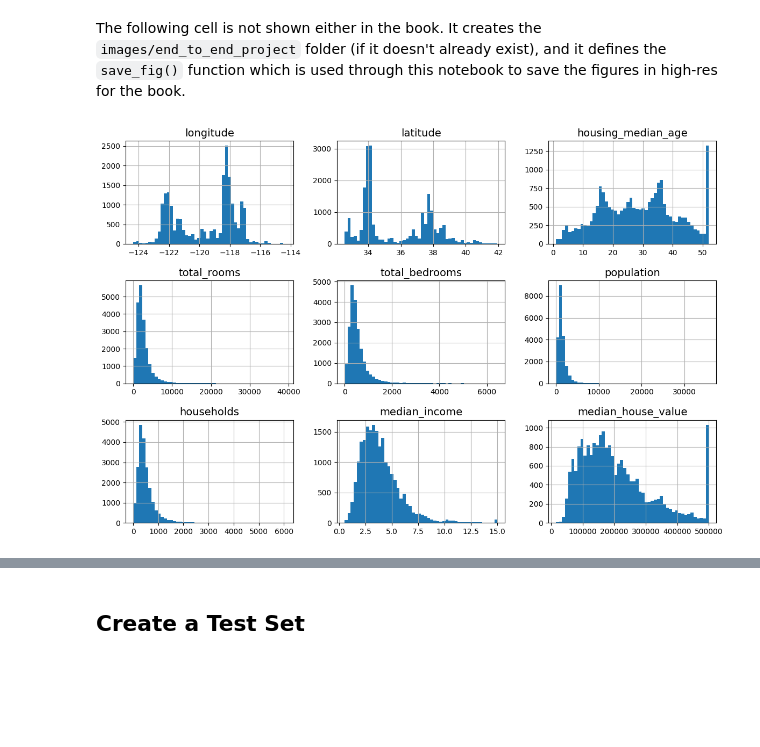
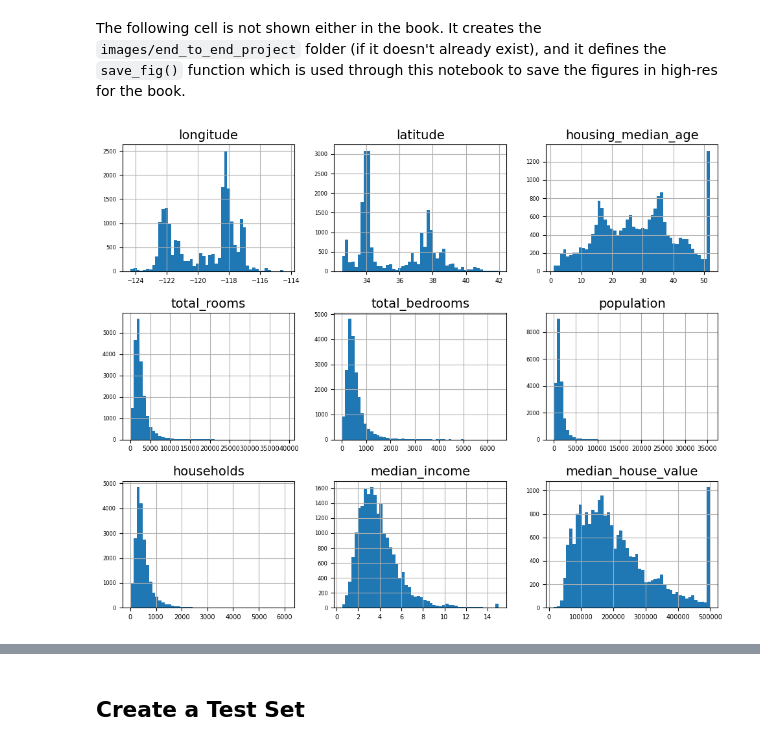
Before and after one commit to staffanw/Hands-On-ML-A-Geron, a Jupyter notebook: 02_end_to_end_machine_learning_project.ipynb, the cells around one changed output, grey strips where cells are left out. Saved outputs shown, nothing was run; the diff lists cells and outputs as text; code cells hidden in the pictures; blank space fills up the shorter version.

```diff
--- a/02_end_to_end_machine_learning_project.ipynb
+++ b/02_end_to_end_machine_learning_project.ipynb
@@ -136,15 +136,15 @@ def save_fig(fig_id, tight_layout=True, fig_extension="png", resolution=300):
 # %%
 import matplotlib.pyplot as plt
 
 # extra code – the next 5 lines define the default font sizes
 plt.rc('font', size=14)
-plt.rc('axes', labelsize=14, titlesize=14)
+plt.rc('axes', labelsize=8, titlesize=14,)
 plt.rc('legend', fontsize=14)
-plt.rc('xtick', labelsize=10)
-plt.rc('ytick', labelsize=10)
+plt.rc('xtick', labelsize=7)
+plt.rc('ytick', labelsize=6)
 
-housing.hist(bins=50, figsize=(12, 8))
+housing.hist(bins=50, figsize=(10, 8))
 save_fig("attribute_histogram_plots")  # extra code
 plt.show()
 # %% [output]
-[figure, old version]
+[figure, new version]
```
Also changed, not shown: parts of 11 cells of this notebook.
